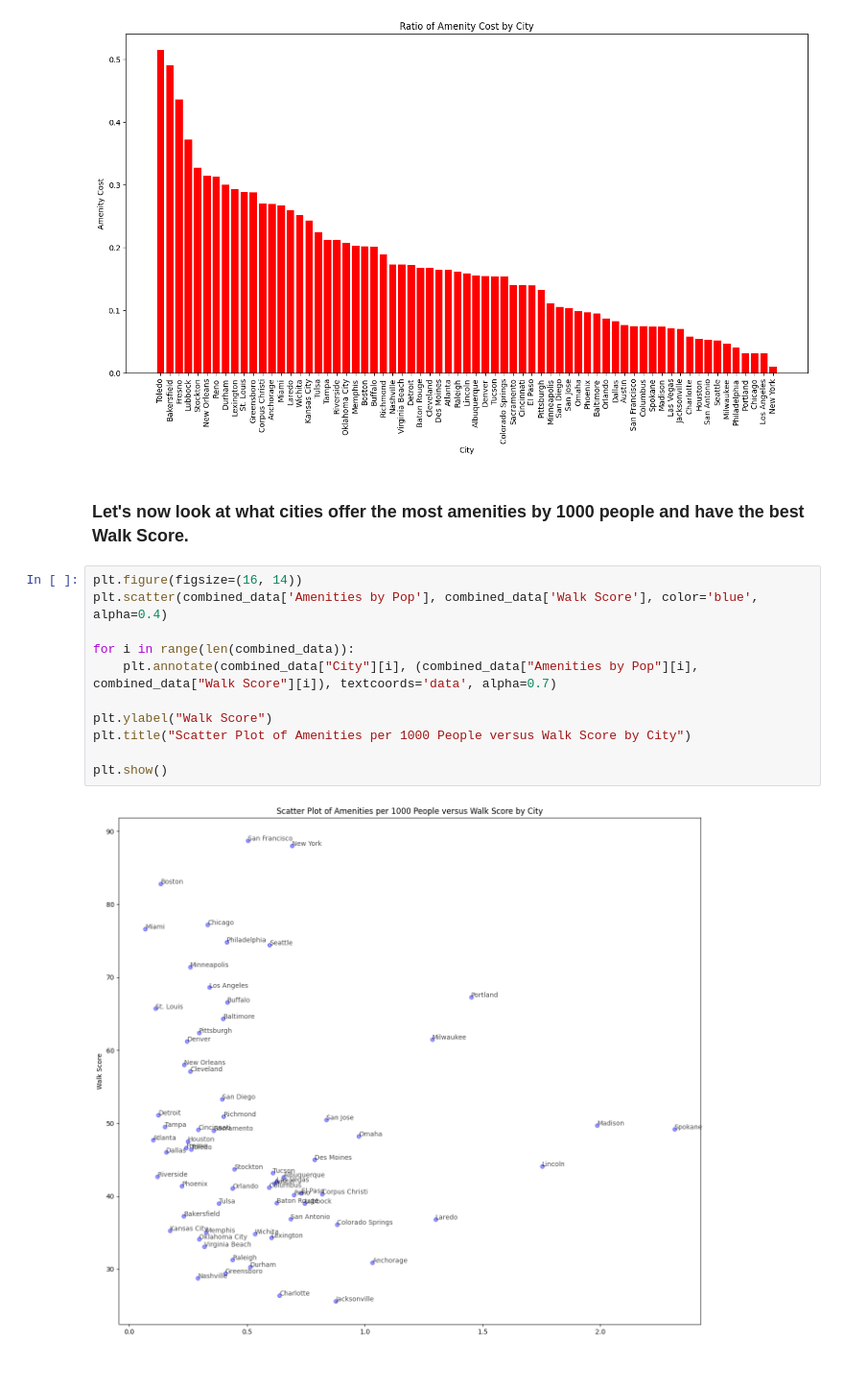
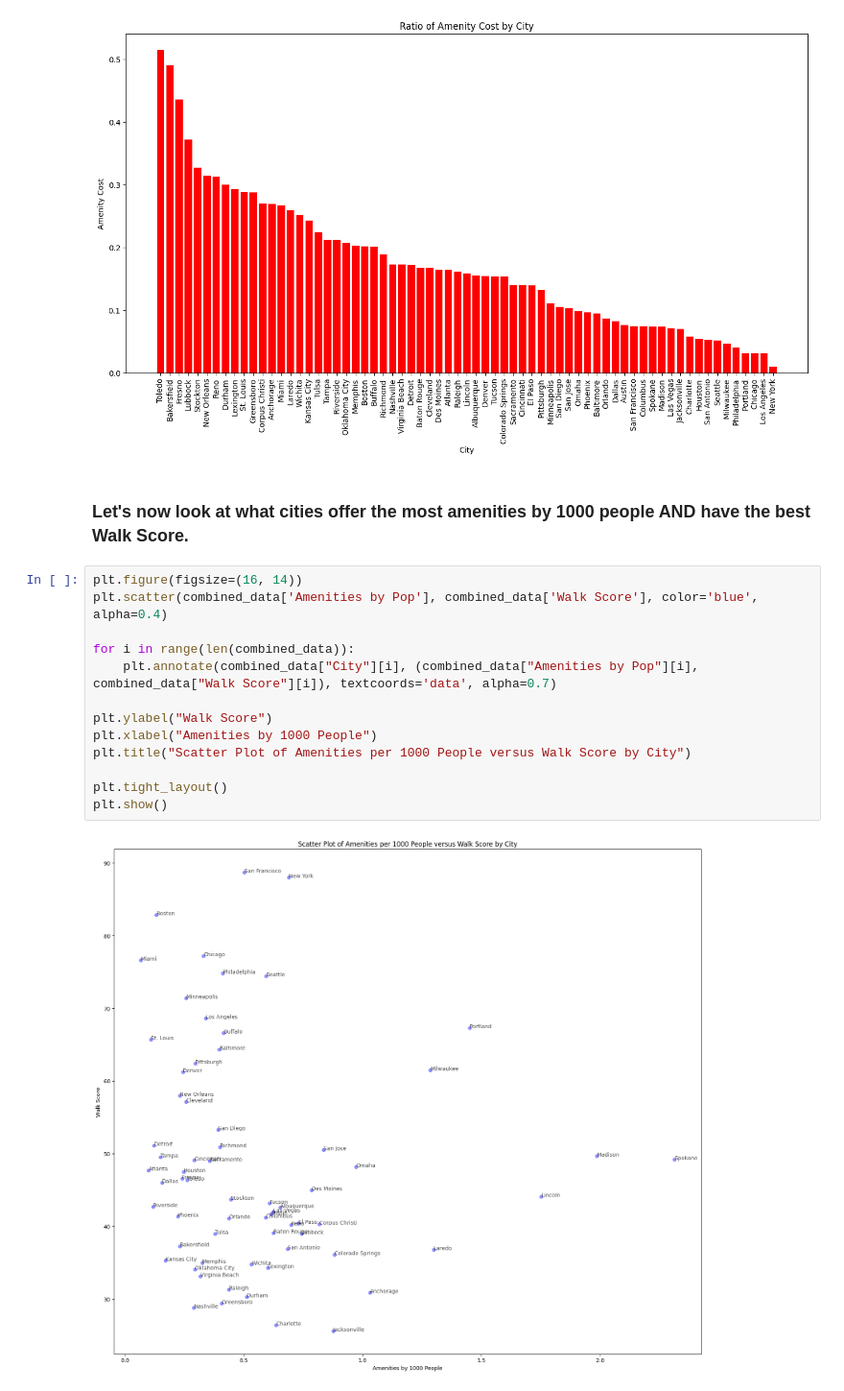
Before and after one commit to TinaBaldwin/US_Cities_Data, a Jupyter notebook: Cleaning_USCities_Connectivity.ipynb, the cells around one changed output. Shown at 96% size. Cells and saved outputs as stored; diff of their text form.

```diff
--- a/Cleaning_USCities_Connectivity.ipynb
+++ b/Cleaning_USCities_Connectivity.ipynb
@@ -1187,17 +1161,19 @@ plt.show()
 # %% [output]
 [figure]
 # %% [markdown]
-### Let's now look at what cities offer the most amenities by 1000 people and have the best Walk Score.
+### Let's now look at what cities offer the most amenities by 1000 people AND have the best Walk Score.
 # %%
 plt.figure(figsize=(16, 14))
 plt.scatter(combined_data['Amenities by Pop'], combined_data['Walk Score'], color='blue', alpha=0.4)
 
 for i in range(len(combined_data)):
     plt.annotate(combined_data["City"][i], (combined_data["Amenities by Pop"][i], combined_data["Walk Score"][i]), textcoords='data', alpha=0.7)
 
 plt.ylabel("Walk Score")
+plt.xlabel("Amenities by 1000 People")
 plt.title("Scatter Plot of Amenities per 1000 People versus Walk Score by City")
 
+plt.tight_layout()
 plt.show()
 # %% [output]
-[figure, old version]
+[figure, new version]
```
Also changed, not shown: parts of 11 cells of this notebook, 1 other file.
